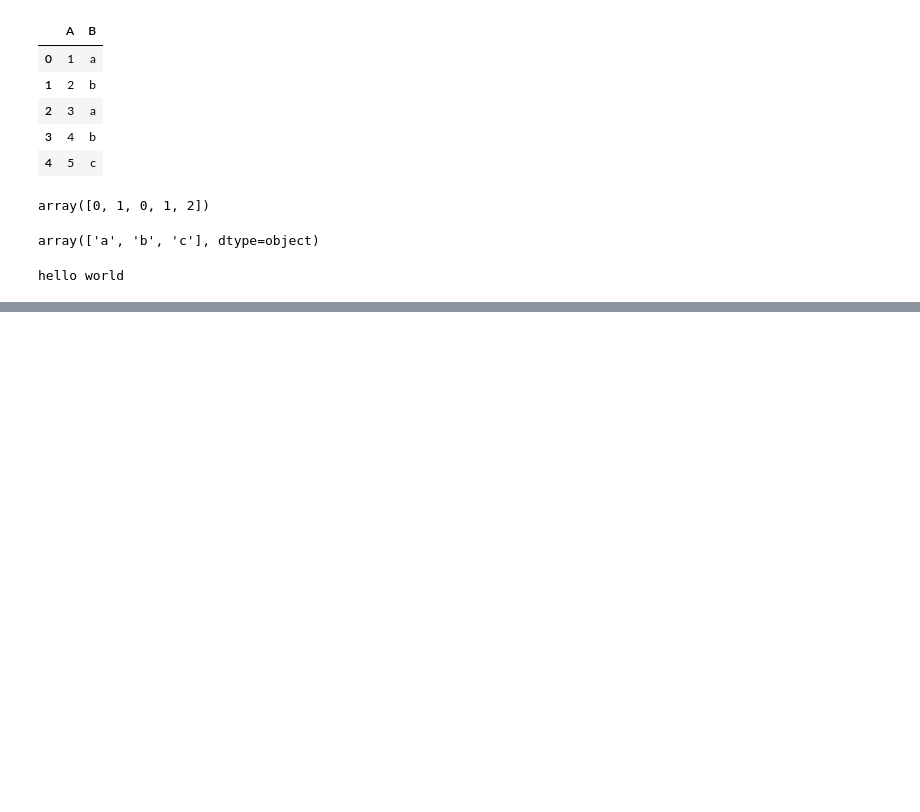
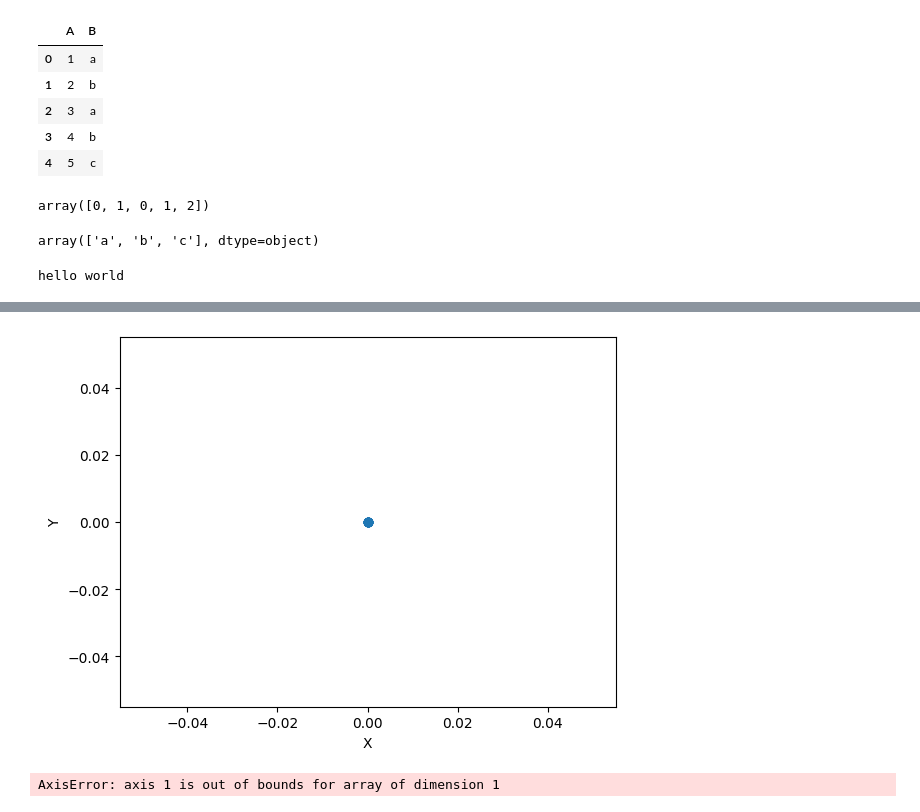
Before and after one commit to ryota0805/data_analysis, a Jupyter notebook: data_analysis.ipynb, the cells around one changed output, grey strips where cells are left out. Drawn from its saved outputs; the diff is of its cells as text; code cells hidden in the pictures; blank space fills up the shorter version.

```diff
--- a/data_analysis.ipynb
+++ b/data_analysis.ipynb
@@ -1113,0 +1320,53 @@ hello world
+# %%
+import numpy as np
+import scipy.integrate as spi
+from scipy.optimize import minimize
+import matplotlib.pyplot as plt
+
+# 目的関数
+def objective(x, s_ref):
+    t, s = x[:len(x)//2], x[len(x)//2:]
+    ds = np.gradient(s, t, edge_order=2, axis=1)
+    err = s - s_ref(t)
+    return np.sum(err**2) + np.sum(ds**2)
+
+# 初期値
+t_init = np.linspace(0, 10, 11)
+s_init = np.zeros((len(t_init), 2))
+
+# 参照軌道
+def s_ref(t):
+    return np.column_stack([0.5*t**2, np.sin(t)])
+
+# 制約条件
+def constraint(x):
+    t, s = x[:len(x)//2], x[len(x)//2:]
+    ds = np.gradient(s, t, edge_order=2, axis=1)
+    v = np.sqrt(np.sum(ds**2, axis=1))
+    return v - 1
+
+# 初期値のプロット
+plt.plot(s_init[:, 0], s_init[:, 1], 'o-')
+plt.xlabel('X')
+plt.ylabel('Y')
+plt.show()
+
+# 最適化
+sol = minimize(objective, np.concatenate([t_init, s_init.flatten()]), args=(s_ref,), constraints={'fun': constraint, 'type': 'ineq'})
+t_opt, s_opt = sol.x[:len(sol.x)//2], sol.x[len(sol.x)//2:].reshape(-1, 2)
+
+# 結果の表示
+print(sol)
+
+# 軌道のプロット
+t_plot = np.linspace(0, 10, 1000)
+s_plot = s_ref(t_plot)
+plt.plot(s_plot[:, 0], s_plot[:, 1], label='Reference Trajectory')
+plt.plot(s_opt[:, 0], s_opt[:, 1], label='Optimized Trajectory')
+plt.legend()
+plt.xlabel('X')
+plt.ylabel('Y')
+plt.show()
+# %% [output]
+[figure, added]
+AxisError: axis 1 is out of bounds for array of dimension 1
```
Also changed, not shown: parts of 12 cells of this notebook.
